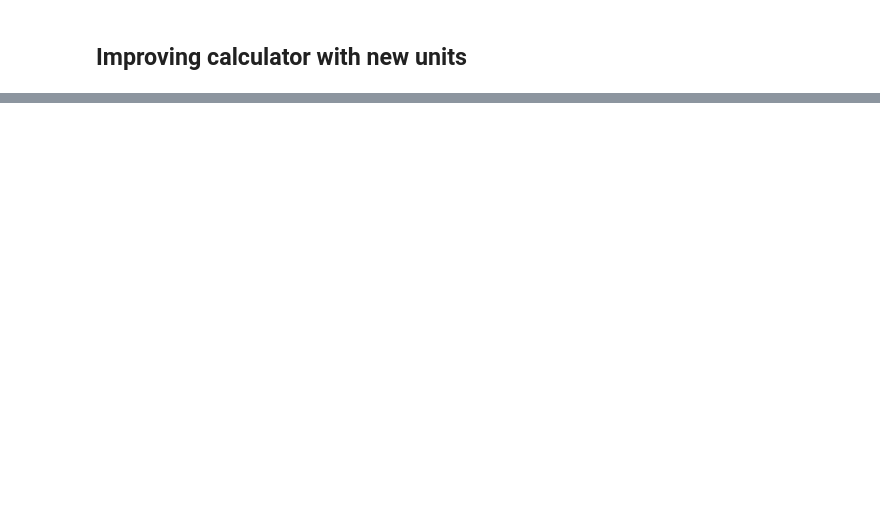
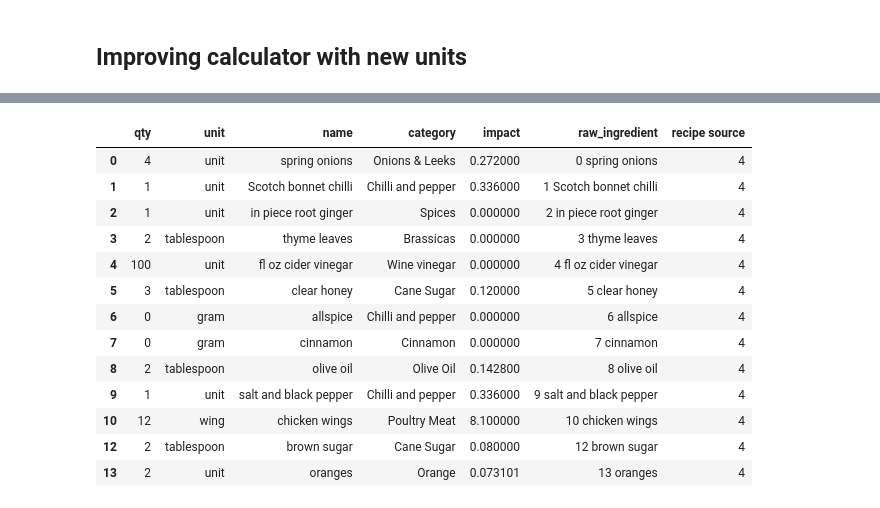
Before and after one commit to g-delrieu/greenr, a Jupyter notebook: greenr/Visualizer.ipynb, the cells around one changed output, grey strips where cells are left out. Cells and saved outputs as stored; diff of their text form; code cells hidden in the pictures; blank space fills up the shorter version.

```diff
--- a/greenr/Visualizer.ipynb
+++ b/greenr/Visualizer.ipynb
@@ -338,0 +300,2 @@ get_match_and_score(get_google_match('ham'))
+# %%
+out = calculate("https://www.bbc.co.uk/food/recipes/stickyjerkwingswiths_91690")
@@ -338,0 +460,19 @@ get_match_and_score(get_google_match('ham'))
+# %%
+out[1]['recipe source'] = out[2]
+# %%
+out[1]
+# %% [output]
+|  | qty | unit | name | category | impact | raw_ingredient | recipe source |
+| 0 | 4 | unit | spring onions | Onions & Leeks | 0.272000 | 0 spring onions | 4 |
+| 1 | 1 | unit | Scotch bonnet chilli | Chilli and pepper | 0.336000 | 1 Scotch bonnet chilli | 4 |
+| 2 | 1 | unit | in piece root ginger | Spices | 0.000000 | 2 in piece root ginger | 4 |
+| 3 | 2 | tablespoon | thyme leaves | Brassicas | 0.000000 | 3 thyme leaves | 4 |
+| 4 | 100 | unit | fl oz cider vinegar | Wine vinegar | 0.000000 | 4 fl oz cider vinegar | 4 |
+| 5 | 3 | tablespoon | clear honey | Cane Sugar | 0.120000 | 5 clear honey | 4 |
+| 6 | 0 | gram | allspice | Chilli and pepper | 0.000000 | 6 allspice | 4 |
+| 7 | 0 | gram | cinnamon | Cinnamon | 0.000000 | 7 cinnamon | 4 |
+| 8 | 2 | tablespoon | olive oil | Olive Oil | 0.142800 | 8 olive oil | 4 |
+| 9 | 1 | unit | salt and black pepper | Chilli and pepper | 0.336000 | 9 salt and black pepper | 4 |
+| 10 | 12 | wing | chicken wings | Poultry Meat | 8.100000 | 10 chicken wings | 4 |
+| 12 | 2 | tablespoon | brown sugar | Cane Sugar | 0.080000 | 12 brown sugar | 4 |
+| 13 | 2 | unit | oranges | Orange | 0.073101 | 13 oranges | 4 |
```
Also changed, not shown: parts of 21 cells of this notebook, 3 other files.
